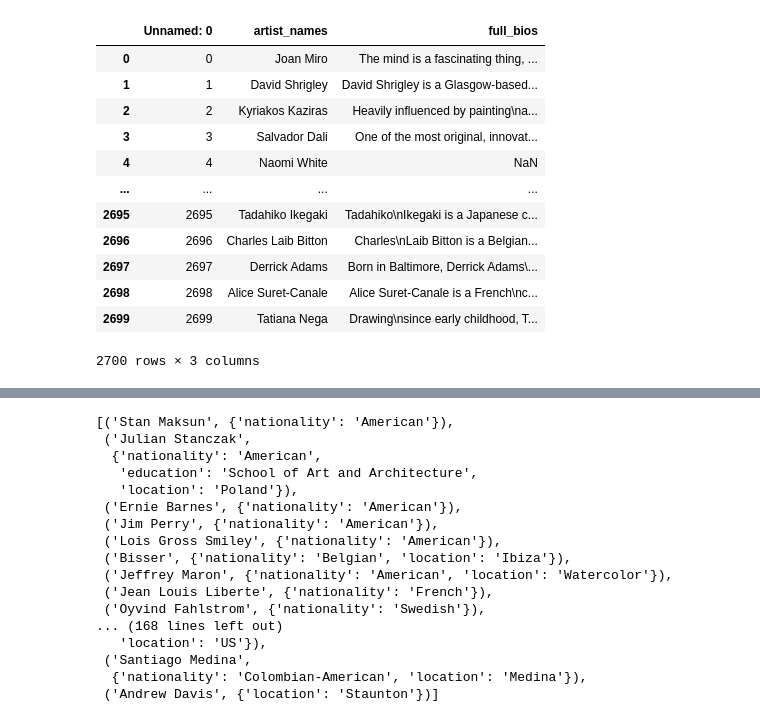
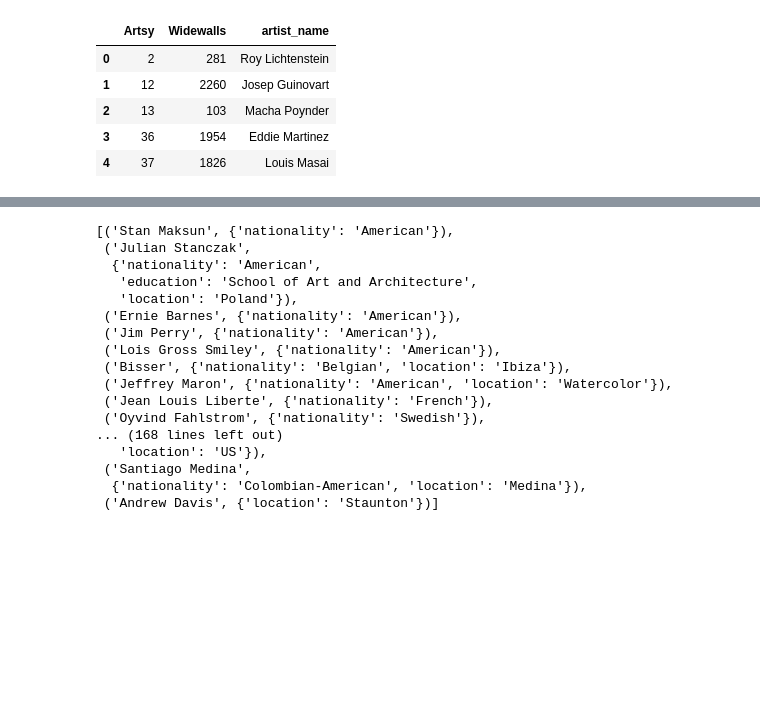
Before and after one commit to qianmiangai/dsci-558-project, a Jupyter notebook: Untitled Folder/Artist Recommendation.ipynb, the cells around one changed output, grey strips where cells are left out. Drawn from its saved outputs; the diff is of its cells as text; code cells hidden in the pictures; blank space fills up the shorter version.

```diff
--- a/Untitled Folder/Artist Recommendation.ipynb
+++ b/Untitled Folder/Artist Recommendation.ipynb
@@ -8,0 +12,9 @@ df = pd.read_csv("../Final_Streamlit/data/Final_Dataset_w_colorgroup.csv")
+# %%
+artist_linking_df.head()
+# %% [output]
+|  | Artsy | Widewalls | artist_name |
+| 0 | 2 | 281 | Roy Lichtenstein |
+| 1 | 12 | 2260 | Josep Guinovart |
+| 2 | 13 | 103 | Macha Poynder |
+| 3 | 36 | 1954 | Eddie Martinez |
+| 4 | 37 | 1826 | Louis Masai |
@@ -11,16 +24,0 @@ full_bio_df = pd.read_csv("../Scrape/Widewalls/data/Cleaned_widewalls_names_and_
-# %%
-full_bio_df
-# %% [output]
-|  | Unnamed: 0 | artist_names | full_bios |
-| 0 | 0 | Joan Miro | The mind is a fascinating thing, ... |
-| 1 | 1 | David Shrigley | David Shrigley is a Glasgow-based... |
-| 2 | 2 | Kyriakos Kaziras | Heavily influenced by painting\na... |
-| 3 | 3 | Salvador Dali | One of the most original, innovat... |
-| 4 | 4 | Naomi White | NaN |
-| ... | ... | ... | ... |
-| 2695 | 2695 | Tadahiko Ikegaki | Tadahiko\nIkegaki is a Japanese c... |
-| 2696 | 2696 | Charles Laib Bitton | Charles\nLaib Bitton is a Belgian... |
-| 2697 | 2697 | Derrick Adams | Born in Baltimore, Derrick Adams\... |
-| 2698 | 2698 | Alice Suret-Canale | Alice Suret-Canale is a French\nc... |
-| 2699 | 2699 | Tatiana Nega | Drawing\nsince early childhood, T... |
-2700 rows × 3 columns
```
Also changed, not shown: parts of 20 cells of this notebook.
